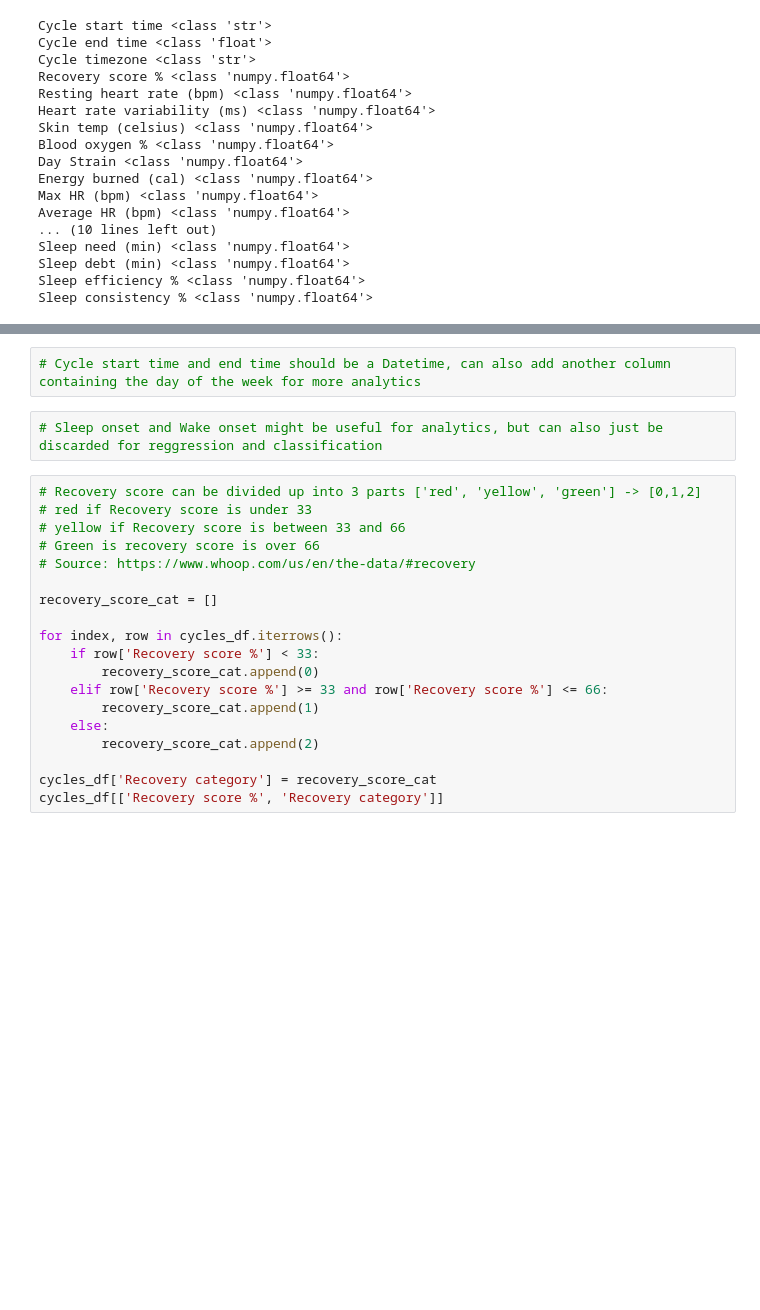
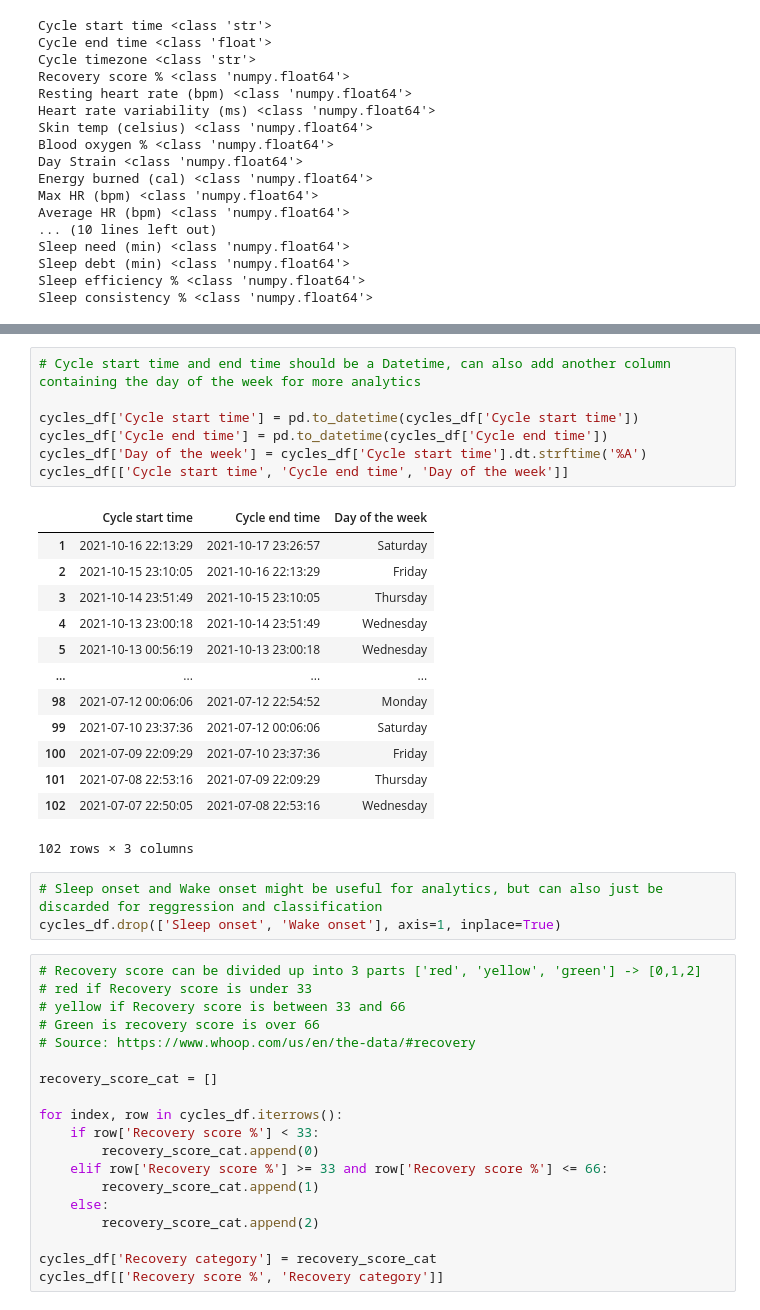
Before and after one commit to Topusaha/whoop-analysis, a Jupyter notebook: data-preprocessing.ipynb, the cells around one changed output, grey strips where cells are left out. Cells and saved outputs as stored; diff of their text form; blank space fills up the shorter version.

```diff
--- a/data-preprocessing.ipynb
+++ b/data-preprocessing.ipynb
@@ -203,7 +209,27 @@ Sleep consistency % <class 'numpy.float64'>
 # %%
 # Cycle start time and end time should be a Datetime, can also add another column containing the day of the week for more analytics
+
+cycles_df['Cycle start time'] = pd.to_datetime(cycles_df['Cycle start time'])
+cycles_df['Cycle end time'] = pd.to_datetime(cycles_df['Cycle end time'])
+cycles_df['Day of the week'] = cycles_df['Cycle start time'].dt.strftime('%A')
+cycles_df[['Cycle start time', 'Cycle end time', 'Day of the week']]
+# %% [output]
+|  | Cycle start time | Cycle end time | Day of the week |
+| 1 | 2021-10-16 22:13:29 | 2021-10-17 23:26:57 | Saturday |
+| 2 | 2021-10-15 23:10:05 | 2021-10-16 22:13:29 | Friday |
+| 3 | 2021-10-14 23:51:49 | 2021-10-15 23:10:05 | Thursday |
+| 4 | 2021-10-13 23:00:18 | 2021-10-14 23:51:49 | Wednesday |
+| 5 | 2021-10-13 00:56:19 | 2021-10-13 23:00:18 | Wednesday |
+| ... | ... | ... | ... |
+| 98 | 2021-07-12 00:06:06 | 2021-07-12 22:54:52 | Monday |
+| 99 | 2021-07-10 23:37:36 | 2021-07-12 00:06:06 | Saturday |
+| 100 | 2021-07-09 22:09:29 | 2021-07-10 23:37:36 | Friday |
+| 101 | 2021-07-08 22:53:16 | 2021-07-09 22:09:29 | Thursday |
+| 102 | 2021-07-07 22:50:05 | 2021-07-08 22:53:16 | Wednesday |
+102 rows × 3 columns
 # %%
 # Sleep onset and Wake onset might be useful for analytics, but can also just be discarded for reggression and classification
+cycles_df.drop(['Sleep onset', 'Wake onset'], axis=1, inplace=True)
 # %%
 # Recovery score can be divided up into 3 parts ['red', 'yellow', 'green'] -> [0,1,2]
 # red if Recovery score is under 33
```
Also changed, not shown: parts of 2 cells of this notebook.
